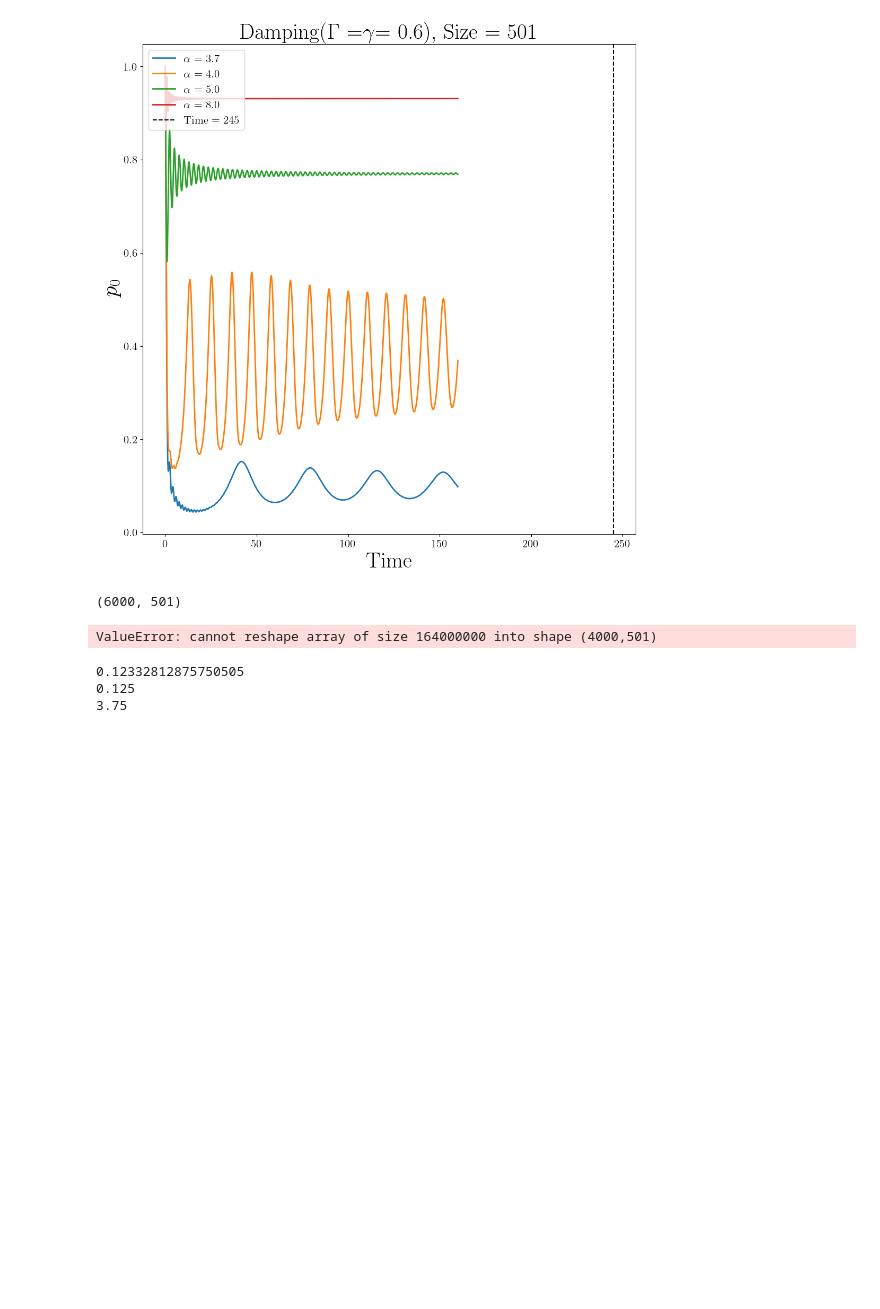
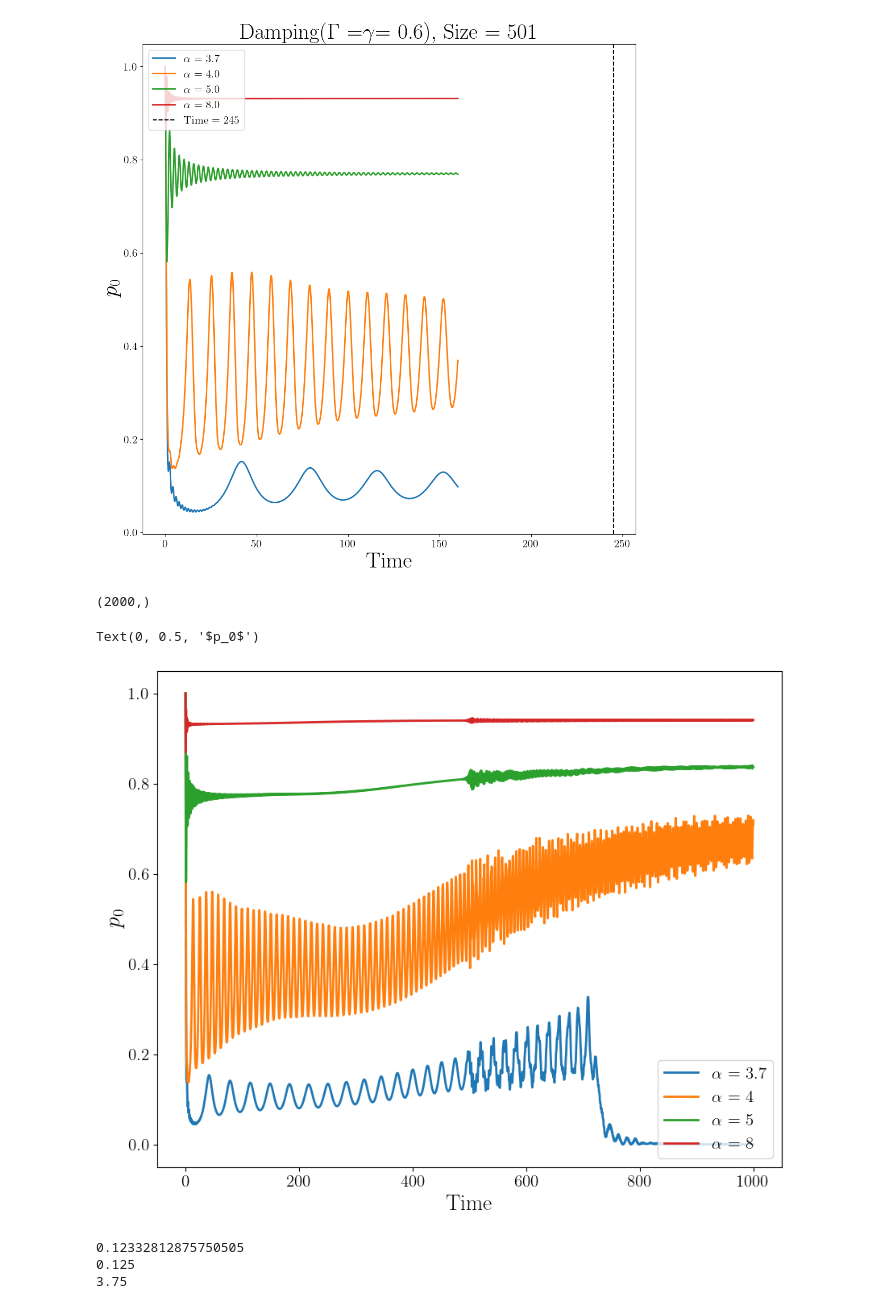
Before and after one commit to eurusebr/FeedBack, a Jupyter notebook: plot.ipynb, the cells around one changed output. Saved outputs shown, nothing was run; the diff lists cells and outputs as text; code cells hidden in the pictures; blank space fills up the shorter version.

```diff
--- a/plot.ipynb
+++ b/plot.ipynb
@@ -171,38 +171,43 @@ plt.ylabel("$p_0$")
 Text(0, 0.5, '$p_0$')
 [figure]
 # %%
-N = 6000
-Time = 60
-mat = np.zeros((4, N, 501))
+N = 2000
+Time = 1000
+mat = np.zeros((4, N))
 alpha = np.array([3.7,4,5,8])
+damp = 0.5
 print(np.shape(mat[0]))
 
-mat[0] = np.fromfile("./Damping_alpha(2)/xi(0.8)/lambda(0.8).bin", dtype=np.float64).reshape(N, 501)
-mat[1] = np.fromfile("./Damping_alpha(3)/xi(0.8)/lambda(0.8).bin", dtype=np.float64).reshape(N, 501)
-mat[2] = np.fromfile("./Damping_alpha(4)/xi(0.8)/lambda(0.8).bin", dtype=np.float64).reshape(4000, 501)
-#mat[3] = np.fromfile("./DNLS/8.bin", dtype=np.float64).reshape(N, 41)
+mat[0] = np.fromfile("./Damping_alpha(3.7)/xi(0.5)/pzero.bin", dtype=np.float64)#.reshape(N, 501)
+mat[1] = np.fromfile("./Damping_alpha(4)/xi(0.5)/pzero.bin", dtype=np.float64)#.reshape(N, 501)
+mat[2] = np.fromfile("./Damping_alpha(5)/xi(0.5)/pzero.bin", dtype=np.float64)#.reshape(N, 501)
+mat[3] = np.fromfile("./Damping_alpha(8)/xi(0.5)/pzero.bin", dtype=np.float64)#.reshape(N, 501)
 
 fig = plt.figure(figsize=(10, 8))
 
-pzero = np.zeros((4,N))
-for i in range(2):
-    for j in range(N):
-        pzero[i,j] = mat[i, j, 250]
+#pzero = np.zeros((4,N))
+#for i in range(2):
+#    for j in range(N):
+#        pzero[i,j] = mat[i, j, 250]
 
-y = np.linspace(0, Time, np.shape(mat[i])[0])
-plt.plot(y, pzero[0], label=r'$ \alpha $ = ' + str(alpha[0]), linewidth=2)
-plt.plot(y, pzero[1], label=r'$ \alpha $ = ' + str(int(alpha[1])), linewidth=2)
-plt.plot(y, pzero[2], label=r'$ \alpha $ = ' + str(alpha[2]), linewidth=2)
-#plt.plot(y, pzero[3], label=r'$ \alpha $ = ' + str(alpha[3]), linewidth=2)
+y = np.linspace(0, Time, np.shape(mat[0])[0])
+plt.plot(y, mat[0], label=r'$ \alpha $ = ' + str(alpha[0]), linewidth=2)
+plt.plot(y, mat[1], label=r'$ \alpha $ = ' + str(int(alpha[1])), linewidth=2)
+plt.plot(y, mat[2], label=r'$ \alpha $ = ' + str(int(alpha[2])), linewidth=2)
+plt.plot(y, mat[3], label=r'$ \alpha $ = ' + str(int(alpha[3])), linewidth=2)
 #plt.axvline(x = 245, color = 'black', linestyle = '--', label = 'Time = 245')
-plt.legend(fontsize=15, loc="upper left")
-plt.title("DNLS", fontsize = 30)
+#plt.axvline(x = 500, color = 'black', linestyle = '--', label = 'Time = 490')
+plt.legend(fontsize=15, loc="lower right")
+#plt.title("", fontsize = 30)
 plt.xlabel("Time")
 plt.ylabel("$p_0$")
-#plt.savefig("p0-501-" + str(damp) + ".jpg")
+#plt.ylim(-1,1)
+#plt.xlim(0,500)
+#plt.savefig("p0-501-SeeingEachOther-" + str(damp) + ".jpg")
 # %% [output]
-(6000, 501)
+(2000,)
-ValueError: cannot reshape array of size 164000000 into shape (4000,501)
+Text(0, 0.5, '$p_0$')
+[figure, added]
 # %%
 fig, axis = plt.subplots(figsize=(10, 8))
 
```
Also changed, not shown: 1 other file.
